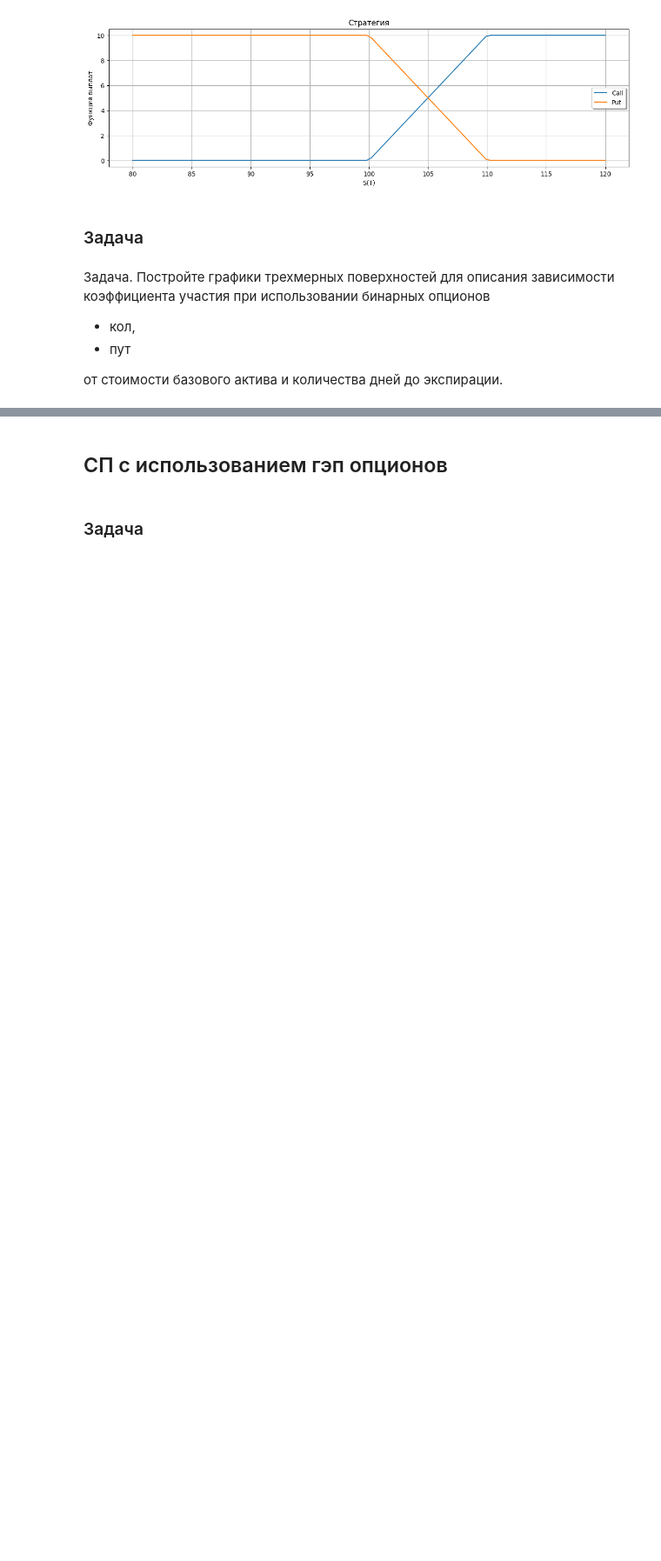
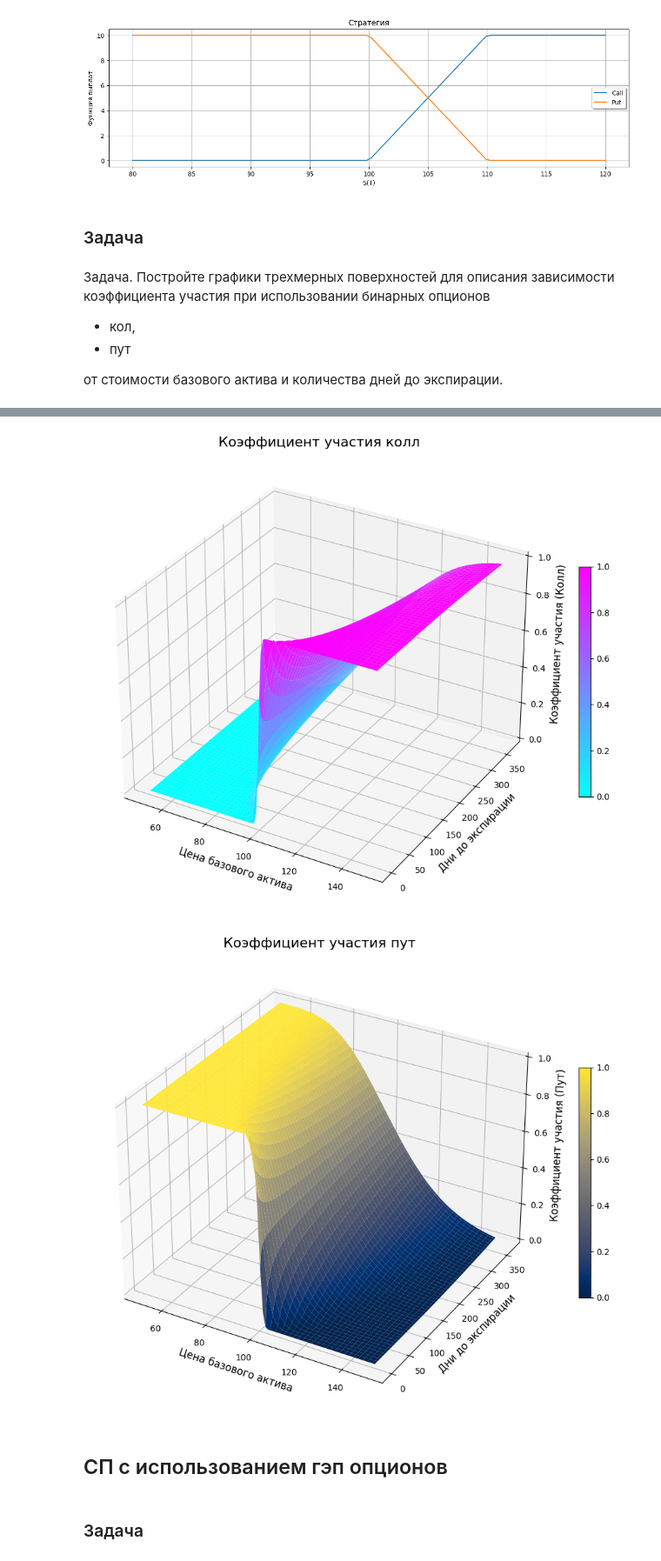
Before and after one commit to ShSonicX/GSFP, a Jupyter notebook: lab_2а_GSFP.ipynb, the cells around one changed output, grey strips where cells are left out. Shown at 87% size. Drawn from its saved outputs; the diff is of its cells as text; code cells hidden in the pictures; blank space fills up the shorter version.

```diff
--- a/lab_2а_GSFP.ipynb
+++ b/lab_2а_GSFP.ipynb
@@ -493,3 +444,57 @@ print('Бинарные опционы являются экзотическим
+# %%
+import numpy as np
+from scipy.stats import norm
+import matplotlib.pyplot as plt
+
+def calc_participation_coeff(opt_type, opt_dir, asset_price, strike_price, time_to_exp, vol):
+    d1 = (np.log(asset_price / strike_price) + (0.5 * vol**2) * time_to_exp) / (vol * np.sqrt(time_to_exp))
+    d2 = d1 - vol * np.sqrt(time_to_exp)
+    if opt_dir == 'call':
+        if opt_type == 'cash-or-nothing':
+            return norm.cdf(d2)
+        elif opt_type == 'asset-or-nothing':
+            return norm.cdf(d1)
+    elif opt_dir == 'put':
+        if opt_type == 'cash-or-nothing':
+            return norm.cdf(-d2)
+        elif opt_type == 'asset-or-nothing':
+            return norm.cdf(-d1)
+
+def plot_surface(x, y, z, title, z_axis_label, colormap='coolwarm'):
+    fig = plt.figure(figsize=(10, 8))
+    ax = fig.add_subplot(111, projection='3d')
+    surface = ax.plot_surface(x, y, z, cmap=colormap, edgecolor='none')
+    ax.set_title(title, fontsize=16)
+    ax.set_xlabel('Цена базового актива', fontsize=12)
+    ax.set_ylabel('Дни до экспирации', fontsize=12)
+    ax.set_zlabel(z_axis_label, fontsize=12)
+    fig.colorbar(surface, ax=ax, shrink=0.5, aspect=20)
+    plt.tight_layout()
+    plt.show()
+
+# Параметры
+strike_price = 100
+volatility = 0.2
+s_min, s_max = 50, 150
+days_start, days_end = 1, 365
+opt_type = 'cash-or-nothing'
+
+# Генерация сетки
+asset_prices = np.linspace(s_min, s_max, 100)
+days_to_expiry = np.linspace(days_start, days_end, 100)
+grid_prices, grid_days = np.meshgrid(asset_prices, days_to_expiry)
+grid_time_to_exp = grid_days / 365.0
+
+# Расчет коэффициентов участия
+call_participation = calc_participation_coeff(opt_type, 'call', grid_prices, strike_price, grid_time_to_exp, volatility)
+put_participation = calc_participation_coeff(opt_type, 'put', grid_prices, strike_price, grid_time_to_exp, volatility)
+
+# Построение графиков
+plot_surface(grid_prices, grid_days, call_participation, "Коэффициент участия колл", "Коэффициент участия (Колл)", colormap='cool')
+plot_surface(grid_prices, grid_days, put_participation, "Коэффициент участия пут", "Коэффициент участия (Пут)", colormap='cividis')
+# %% [output]
+[figure, added]
+[figure, added]
 # %% [markdown]
 ## CП с использованием гэп опционов
 # %% [markdown]
```
Also changed, not shown: parts of 3 cells of this notebook.
